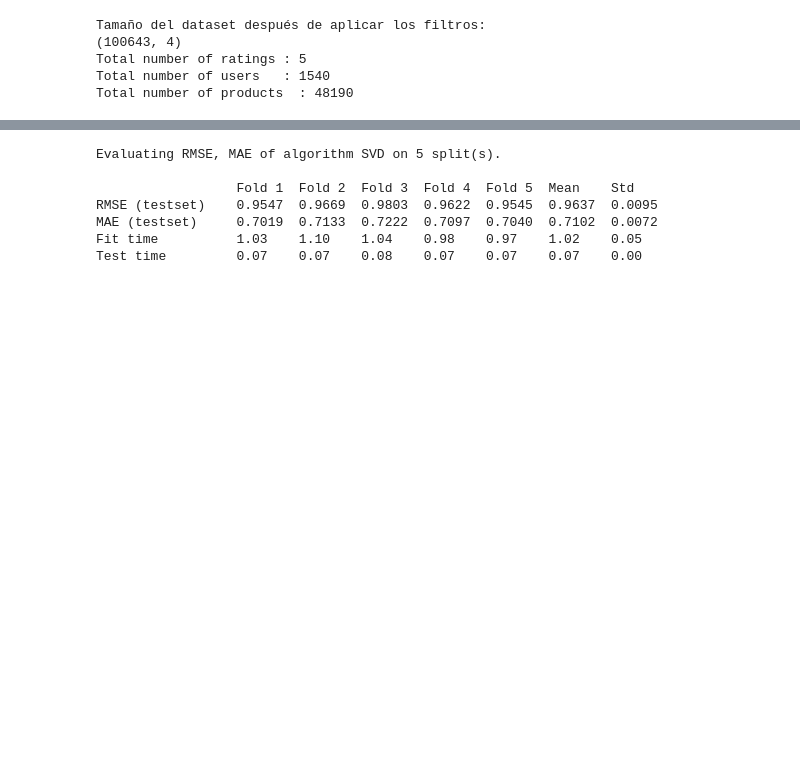
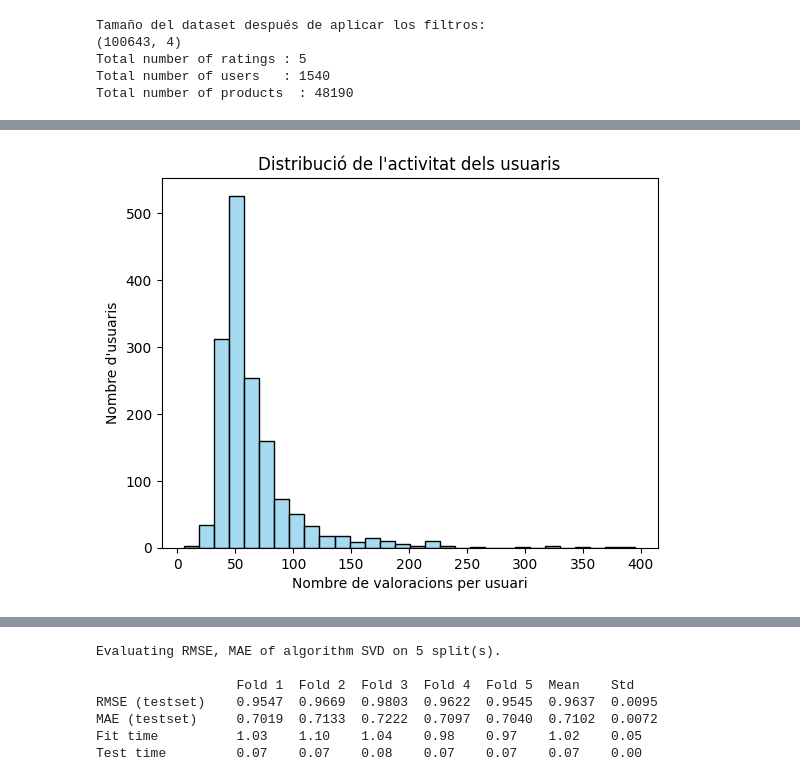
Before and after one commit to DCC-UAB/ACproject-grup-18, a Jupyter notebook: codi.ipynb, the cells around one changed output, grey strips where cells are left out. Saved outputs shown, nothing was run; the diff lists cells and outputs as text; code cells hidden in the pictures; blank space fills up the shorter version.

```diff
--- a/codi.ipynb
+++ b/codi.ipynb
@@ -196,0 +220,9 @@ Total number of products  : 48190
+# %%
+user_activity = filtered_dataset.groupby('userId')['rating'].count()
+sns.histplot(user_activity, kde=False, bins=30, color='skyblue')
+plt.title("Distribució de l'activitat dels usuaris")
+plt.xlabel("Nombre de valoracions per usuari")
+plt.ylabel("Nombre d'usuaris")
+plt.show()
+# %% [output]
+[figure, added]
```
Also changed, not shown: parts of 9 cells of this notebook.
